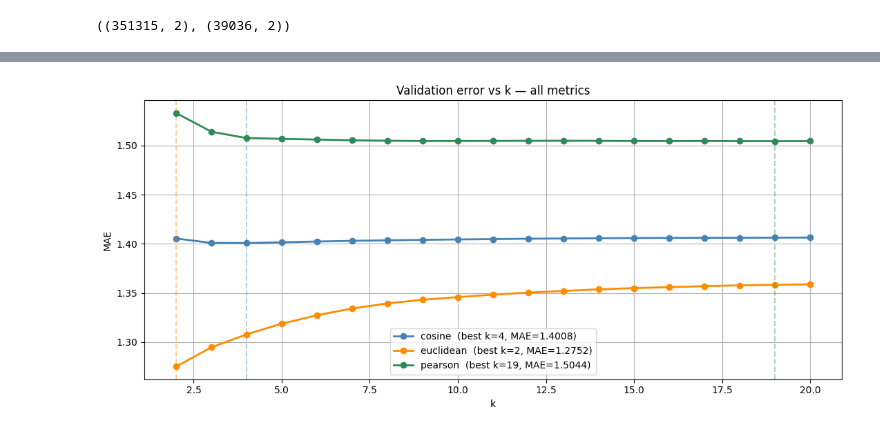
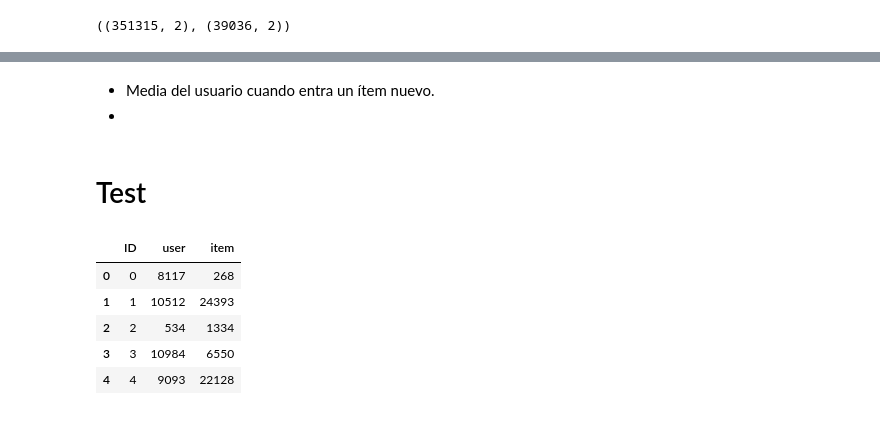
Before and after one commit to EderTarifa/recommender-systems, a Jupyter notebook: competition1.ipynb, the cells around one changed output, grey strips where cells are left out. Cells and saved outputs as stored; diff of their text form; code cells hidden in the pictures.

```diff
--- a/competition1.ipynb
+++ b/competition1.ipynb
@@ -412,5 +397,5 @@ results = evaluate_knn(
-# %%
-best_ks = plot_knn_error(results, error_metric='mae')
-# best_ks → {'cosine': 5, 'euclidean': 8, 'pearson': 4}
-# %% [output]
-[figure, removed]
+# %% [markdown]
+- Media del usuario cuando entra un ítem nuevo.
+-
+# %% [markdown]
+# Test
@@ -416,0 +492,11 @@ best_ks = plot_knn_error(results, error_metric='mae')
+# %%
+file_test = "data/test.csv"
+df_test = pd.read_csv(file_test, header=0)
+df_test.head()
+# %% [output]
+|  | ID | user | item |
+| 0 | 0 | 8117 | 268 |
+| 1 | 1 | 10512 | 24393 |
+| 2 | 2 | 534 | 1334 |
+| 3 | 3 | 10984 | 6550 |
+| 4 | 4 | 9093 | 22128 |
```
Also changed, not shown: parts of 21 cells of this notebook, 2 other files.
